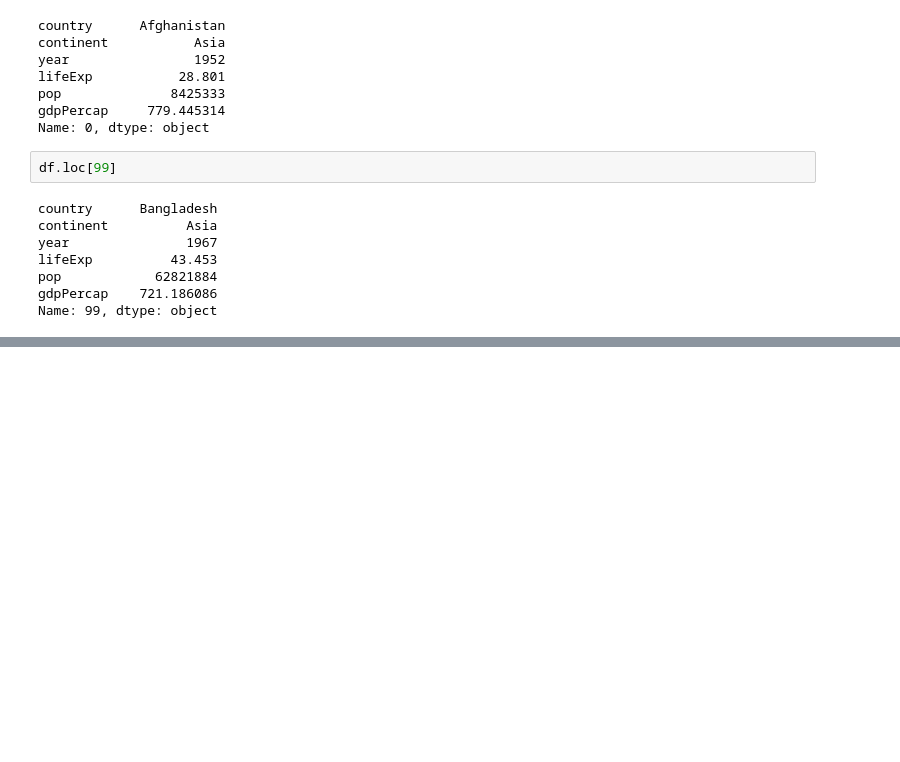
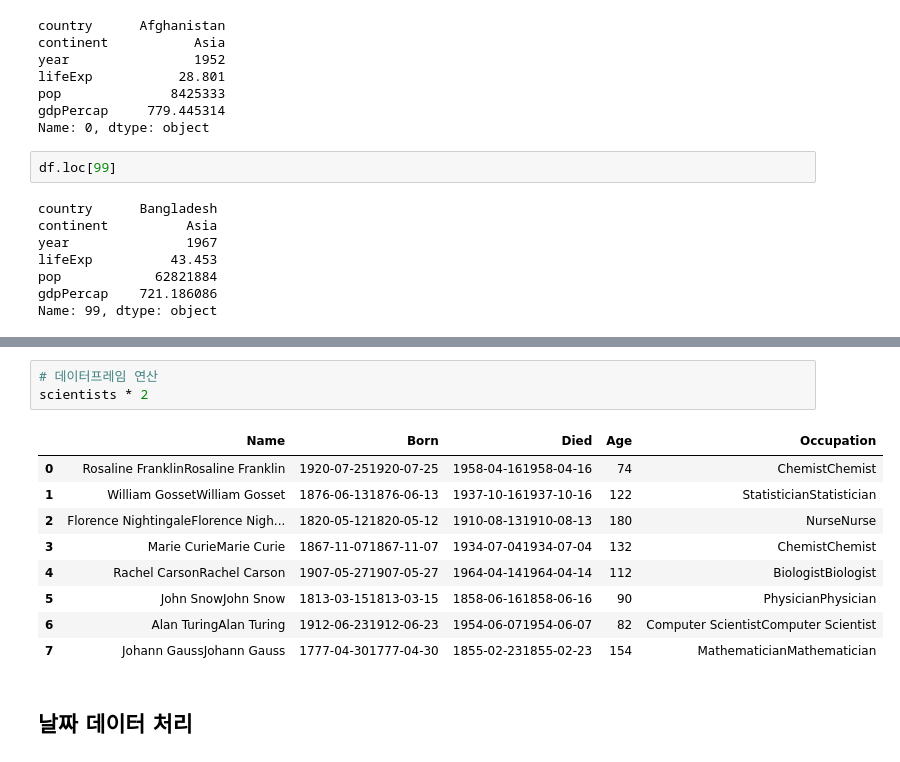
Before and after one commit to byahram/dev-study, a Jupyter notebook: python/python-ai/01_data_analysis/01_pandas.ipynb, the cells around one changed output, grey strips where cells are left out. Cells and saved outputs as stored; diff of their text form; blank space fills up the shorter version.

```diff
--- a/python/python-ai/01_data_analysis/01_pandas.ipynb
+++ b/python/python-ai/01_data_analysis/01_pandas.ipynb
@@ -189,0 +730,15 @@ Name: 99, dtype: object
+# %%
+# 데이터프레임 연산
+scientists * 2
+# %% [output]
+|  | Name | Born | Died | Age | Occupation |
+| 0 | Rosaline FranklinRosaline Franklin | 1920-07-251920-07-25 | 1958-04-161958-04-16 | 74 | ChemistChemist |
+| 1 | William GossetWilliam Gosset | 1876-06-131876-06-13 | 1937-10-161937-10-16 | 122 | StatisticianStatistician |
+| 2 | Florence NightingaleFlorence Nigh... | 1820-05-121820-05-12 | 1910-08-131910-08-13 | 180 | NurseNurse |
+| 3 | Marie CurieMarie Curie | 1867-11-071867-11-07 | 1934-07-041934-07-04 | 132 | ChemistChemist |
+| 4 | Rachel CarsonRachel Carson | 1907-05-271907-05-27 | 1964-04-141964-04-14 | 112 | BiologistBiologist |
+| 5 | John SnowJohn Snow | 1813-03-151813-03-15 | 1858-06-161858-06-16 | 90 | PhysicianPhysician |
+| 6 | Alan TuringAlan Turing | 1912-06-231912-06-23 | 1954-06-071954-06-07 | 82 | Computer ScientistComputer Scientist |
+| 7 | Johann GaussJohann Gauss | 1777-04-301777-04-30 | 1855-02-231855-02-23 | 154 | MathematicianMathematician |
+# %% [markdown]
+## 날짜 데이터 처리
```
Also changed, not shown: parts of 74 cells of this notebook, 1 other file.
